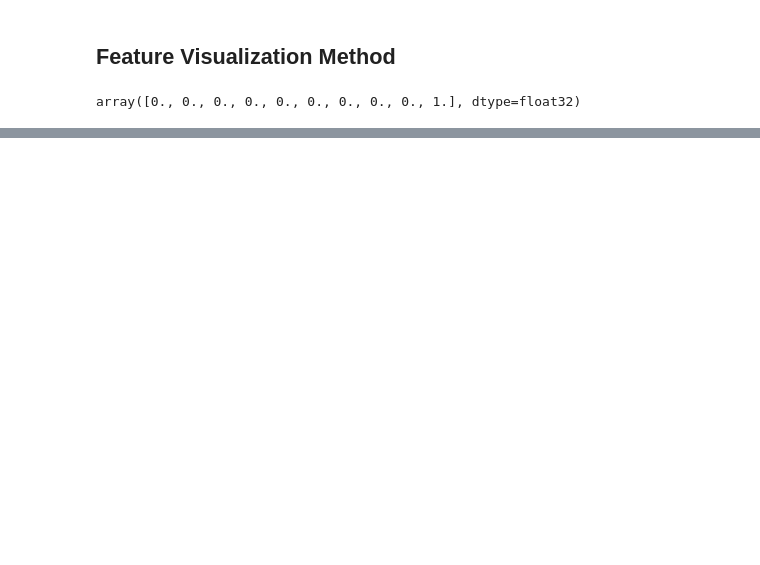
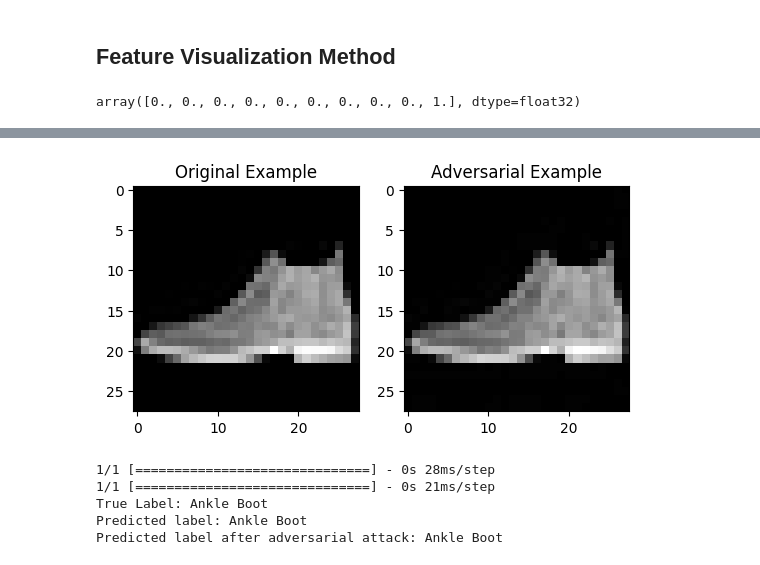
Before and after one commit to Lambru99/Fashion_MNIST_CNN, a Jupyter notebook: Definitivo1.ipynb, the cells around one changed output, grey strips where cells are left out. Drawn from its saved outputs; the diff is of its cells as text; code cells hidden in the pictures; blank space fills up the shorter version.

```diff
--- a/Definitivo1.ipynb
+++ b/Definitivo1.ipynb
@@ -360,0 +419,33 @@ dense2 (1, 10)
+# %%
+def plot_adversarial_image(x_adv):
+  fig, axs = plt.subplots(1, 2)
+  axs[0].imshow(x.squeeze(), cmap='viridis')
+  axs[0].set_title('Original Example')
+  axs[1].imshow(x_adv.numpy().squeeze(), cmap='viridis')
+  axs[1].set_title('Adversarial Example')
+  plt.show()
+
+  y_pred = model.predict(x)
+  y_pred_adv = model.predict(x_adv)
+
+  print('True Label:', labels[y_true])
+  print('Predicted label:', labels[np.argmax(y_pred)])
+  print('Predicted label after adversarial attack:', labels[np.argmax(y_pred_adv)])
+# %%
+x = x_test[0]
+x = x.reshape(1, 28, 28, 1)
+y_true = np.argmax(y_test[0])
+
+# Genera un attacco adversariale con il Fast Gradient Sign Method
+epsilon = 0.01
+x_adv = generate_adversarial_example(model, x, y_true, epsilon)
+
+# Mostra l'immagine originale e quella perturbata
+plot_adversarial_image(x_adv)
+# %% [output]
+[figure, added]
+1/1 [==============================] - 0s 28ms/step
+1/1 [==============================] - 0s 21ms/step
+True Label: Ankle Boot
+Predicted label: Ankle Boot
+Predicted label after adversarial attack: Ankle Boot
```
Also changed, not shown: parts of 30 cells of this notebook.
